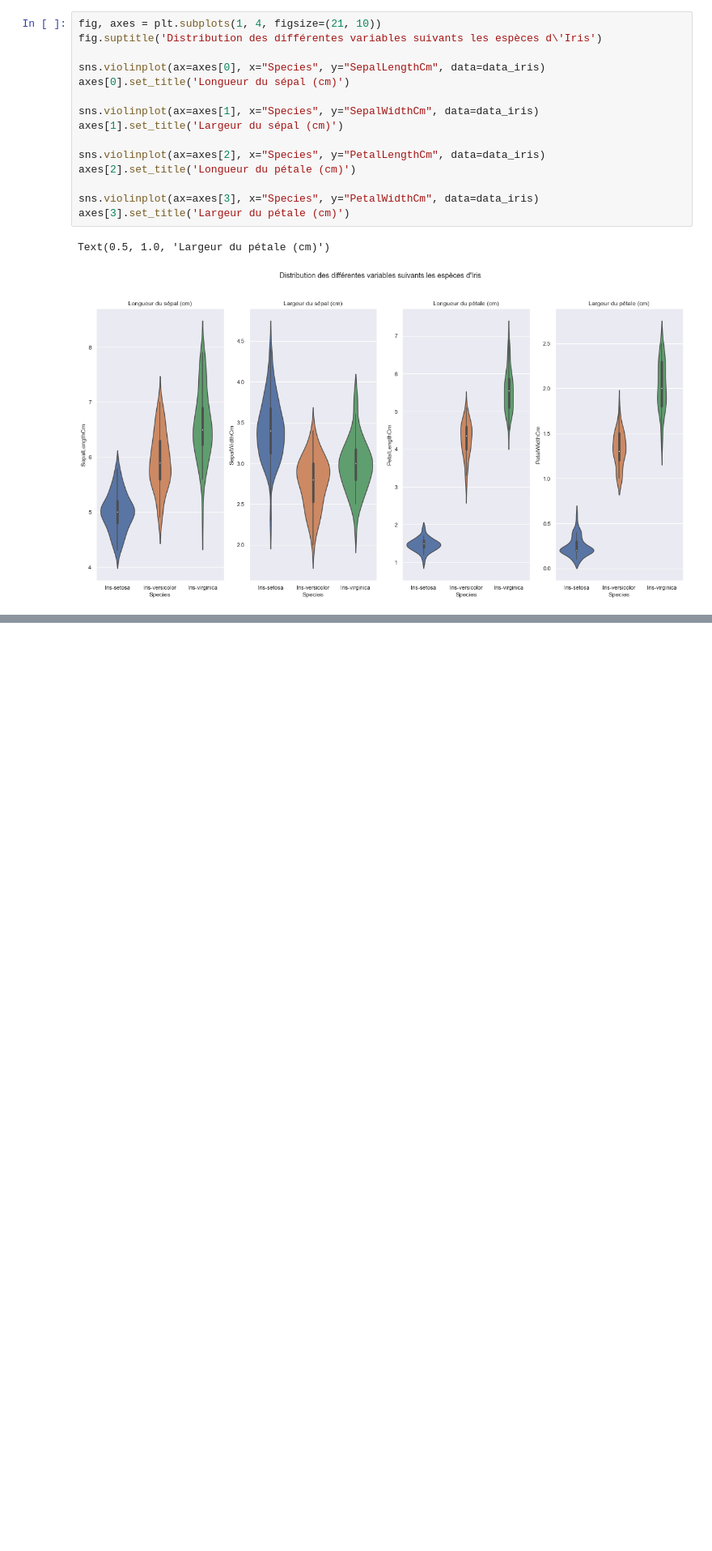
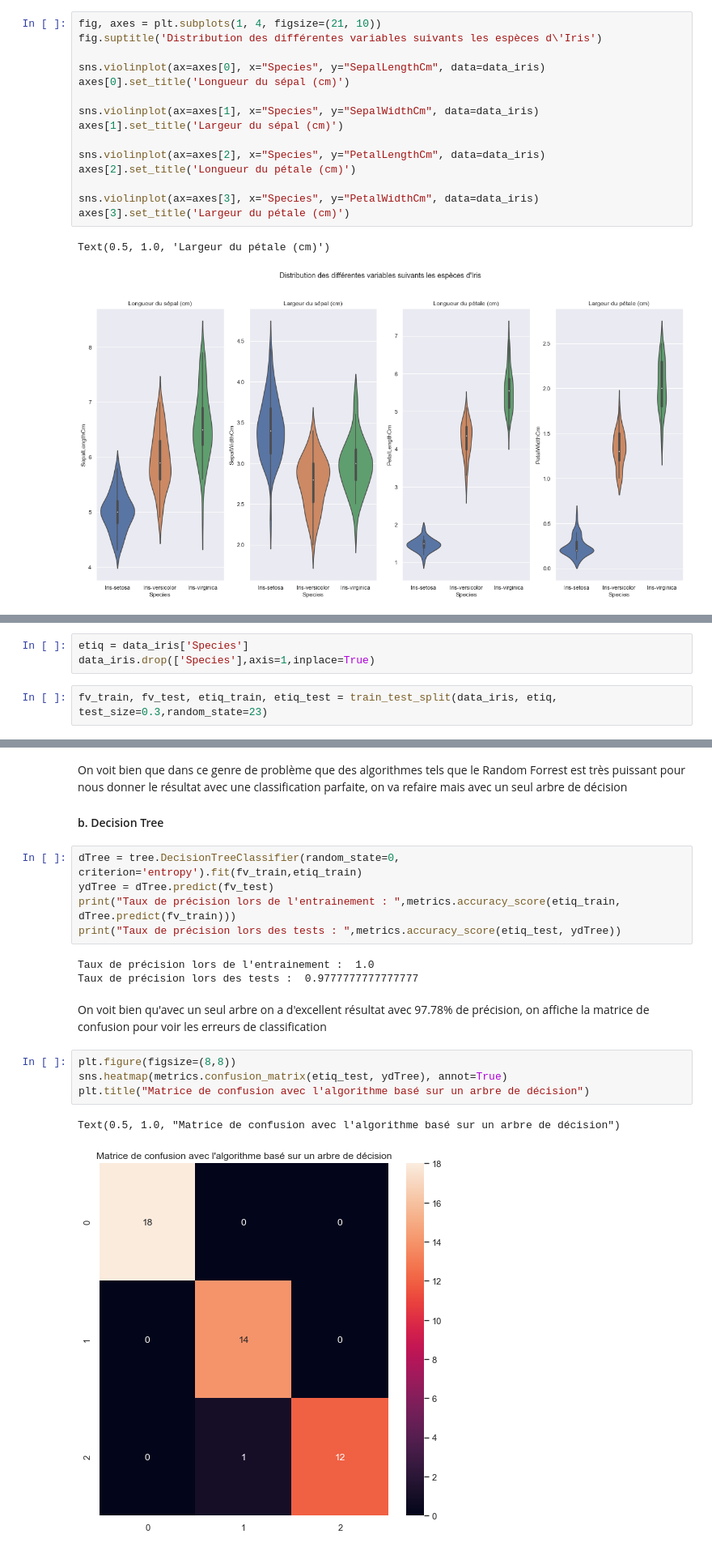
Before and after one commit to MohamedNennouche/Iris-Classification, a Jupyter notebook: iris-notebook.ipynb, the cells around one changed output, grey strips where cells are left out. Shown: that part at 81% size. Drawn from its saved outputs; the diff is of its cells as text; blank space fills up the shorter version.

Commit message:
Ajout des méthodes de classification, utilisation d'algorithmes basés sur des arbres de décision avec des résultats quasiment parfait

```diff
--- a/iris-notebook.ipynb
+++ b/iris-notebook.ipynb
@@ -117,0 +115,5 @@ Text(0.5, 1.0, 'Largeur du pétale (cm)')
+# %%
+etiq = data_iris['Species']
+data_iris.drop(['Species'],axis=1,inplace=True)
+# %%
+fv_train, fv_test, etiq_train, etiq_test = train_test_split(data_iris, etiq, test_size=0.3,random_state=23)
@@ -117,0 +130,20 @@ Text(0.5, 1.0, 'Largeur du pétale (cm)')
+# %% [markdown]
+On voit bien que dans ce genre de problème que des algorithmes tels que le Random Forrest est très puissant pour nous donner le résultat avec une classification parfaite, on va refaire mais avec un seul arbre de décision
+#### b. Decision Tree
+# %%
+dTree = tree.DecisionTreeClassifier(random_state=0, criterion='entropy').fit(fv_train,etiq_train)
+ydTree = dTree.predict(fv_test)
+print("Taux de précision lors de l'entrainement : ",metrics.accuracy_score(etiq_train, dTree.predict(fv_train)))
+print("Taux de précision lors des tests : ",metrics.accuracy_score(etiq_test, ydTree))
+# %% [output]
+Taux de précision lors de l'entrainement :  1.0
+Taux de précision lors des tests :  0.9777777777777777
+# %% [markdown]
+On voit bien qu'avec un seul arbre on a d'excellent résultat avec 97.78% de précision, on affiche la matrice de confusion pour voir les erreurs de classification
+# %%
+plt.figure(figsize=(8,8))
+sns.heatmap(metrics.confusion_matrix(etiq_test, ydTree), annot=True)
+plt.title("Matrice de confusion avec l'algorithme basé sur un arbre de décision")
+# %% [output]
+Text(0.5, 1.0, "Matrice de confusion avec l'algorithme basé sur un arbre de décision")
+[figure, added]
```
Also changed, not shown: parts of 7 cells of this notebook.
